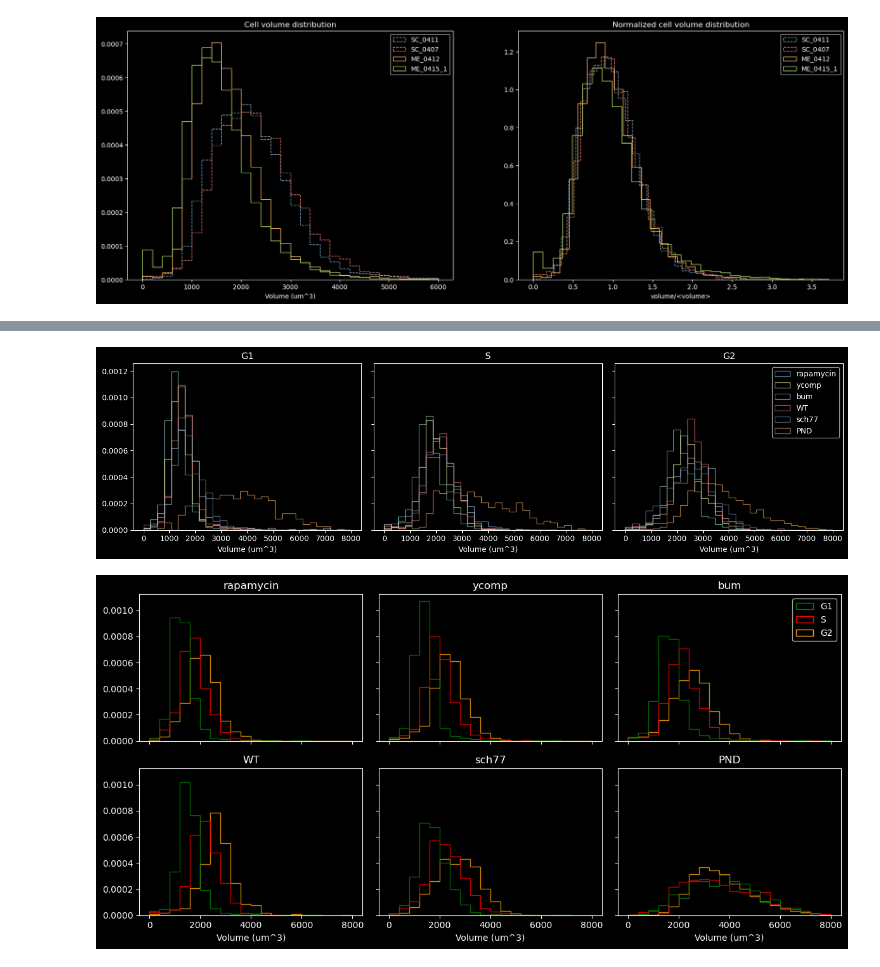
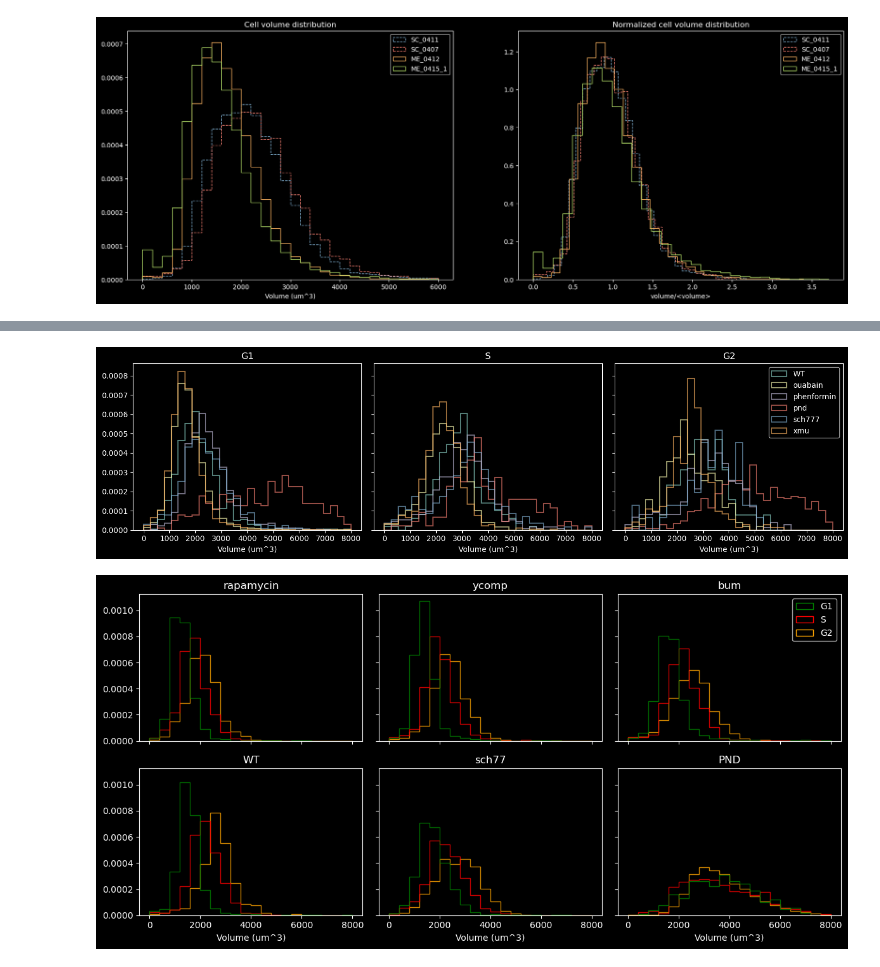
Before and after one commit to andyletzhang/segmentation_tools, a Jupyter notebook: mosaic_suspension.ipynb, the cells around one changed output, grey strips where cells are left out. Drawn from its saved outputs; the diff is of its cells as text; code cells hidden in the pictures.

Commit message:
June24 adhered volumes

```diff
--- a/mosaic_suspension.ipynb
+++ b/mosaic_suspension.ipynb
@@ -534,3 +429,6 @@ PND
+# %%
+for dataset, label in zip(datasets, labels):
+    pd.to_pickle(dataset.volumes, r'F:\Heather\FUCCI\suspended\04252024 SC treatments and ycomp bum dilutions\volumes'+f'/{label}.pkl')
 # %%
 # export FUCCI labels for verification
 to_plot=ycomp2
@@ -664,0 +513,11 @@ vol_0413_ME=pd.read_pickle(r'F:\my_data\Segmentation\20240413 FUCCI halo suspens
+# %%
+fig=plt.figure(figsize=(8,3))
+ax=fig.add_subplot(121)
+multi_barplot([WT.volumes[1:], bum10um.volumes[1:], bum33um.volumes[1:]], ['WT', 'bum10', 'bum33'], ax=ax, xticks=['G1', 'S', 'G2'], color=['C0', 'C5', 'C6'])
+ax.set_title('bumetanide')
+
+ax=fig.add_subplot(122)
+multi_barplot([WT.volumes[1:], ycomp10um.volumes[1:], ycomp33um.volumes[1:]], ['WT', 'ycomp10', 'ycomp33'], ax=ax, xticks=['G1', 'S', 'G2'], color=['C0', 'C2', 'C7'])
+ax.set_title('ycomp')
+
+plt.savefig(r'F:\Heather\FUCCI\suspended\04252024 SC treatments and ycomp bum dilutions\plots\dilution_cc_occupancy.jpg', bbox_inches='tight', dpi=300)
@@ -781,7 +628,7 @@ def multi_barplot(vols, labels, ax=None, hatching=False):
 # %%
 fig, axes=plt.subplots(1,2, figsize=(12,5))
 
-for dataset, label in zip([rapamycin_vols, ycomp_vols, bum1_vols, WT_vols, sch77_vols, PND_vols], ['rapamycin', 'ycomp', 'bum', 'WT', 'sch77', 'PND']):
+for dataset, label in zip([d.volumes for d in datasets], labels):
     axes[0].hist(np.concatenate(dataset[1:]), range=(0,8000), bins=30, density=True, histtype='step', alpha=0.8, label=label)
     axes[1].hist(np.concatenate(dataset[1:])/np.mean(np.concatenate(dataset[1:])), range=(0,8000/np.mean(np.concatenate(dataset[1:]))), bins=30, density=True, histtype='step', alpha=0.8, label=label)
 
@@ -792,5 +639,5 @@ axes[0].set_title('suspended cell volumes')
 axes[1].set_title('normalized suspended cell volumes')
 
 fig.tight_layout()
-plt.savefig(r'F:\Heather\FUCCI\suspended\20240419\plots\volume_hist.jpg', bbox_inches='tight', dpi=300)
+plt.savefig(r'F:\Heather\FUCCI\suspended\04262024ME treatments\plots\volume_hist.jpg', bbox_inches='tight', dpi=300)
 # %% [output]
@@ -798,9 +644,0 @@ plt.savefig(r'F:\Heather\FUCCI\suspended\20240419\plots\volume_hist.jpg', bbox_i
-# %%
-for dataset, label in zip([rapamycin_vols, ycomp_vols, bum1_vols, WT_vols, sch77_vols, PND_vols], ['rapamycin', 'ycomp', 'bum', 'WT', 'sch77', 'PND']):
-    plt.hist(np.concatenate(dataset[1:])/np.mean(np.concatenate(dataset[1:])), range=(0,8000/np.mean(np.concatenate(dataset[1:]))), bins=30, density=True, histtype='step', alpha=0.8, label=label)
-
-plt.legend()
-plt.xlabel('volume/<volume>')
-plt.title('normalized suspended cell volumes')
-
-plt.savefig(r'F:\Heather\FUCCI\suspended\20240419\plots\normalized_volume_hist.jpg', bbox_inches='tight', dpi=300)
@@ -830,19 +645,19 @@ plt.hist(WT_vols[1:], histtype='step', range=(0,8000), bins=30, density=True, co
 # %%
 fig, axes=plt.subplots(1,3, figsize=(14,4), sharex=True, sharey=True)
-for dataset, label in zip([rapamycin_vols, ycomp_vols, bum1_vols, WT_vols, sch77_vols, PND_vols], ['rapamycin', 'ycomp', 'bum', 'WT', 'sch77', 'PND']):
+for dataset, label in zip([d.volumes for d in datasets], labels):
     for ax, data in zip(axes, dataset[1:]):
-        ax.hist(data, range=(0,8000), bins=30, density=True, histtype='step', alpha=0.6, label=label)
+        ax.hist(data, range=(0,8000), bins=30, density=True, histtype='step', alpha=0.6, linewidth=1.5, label=label)
 
 for ax, title in zip(axes, ['G1','S','G2']):
     ax.set_title(title)
     ax.set_xlabel('Volume (um^3)')
 
 axes[2].legend()
 fig.tight_layout()
 
-plt.savefig(r'F:\Heather\FUCCI\suspended\20240419\plots\cc_volume_hist.jpg', bbox_inches='tight', dpi=300)
+plt.savefig(r'F:\Heather\FUCCI\suspended\04262024ME treatments\plots\cc_volume_hist.jpg', bbox_inches='tight', dpi=300)
 # %% [output]
-[figure, old version]
+[figure, new version]
 # %%
 fig, axes=plt.subplots(2,3, figsize=(12,6), sharex=True, sharey=True)
 for dataset, label, ax in zip([rapamycin_vols, ycomp_vols, bum1_vols, WT_vols, sch77_vols, PND_vols], ['rapamycin', 'ycomp', 'bum', 'WT', 'sch77', 'PND'], axes.flatten()):
```
Also changed, not shown: parts of 70 cells of this notebook, 18 other files.
